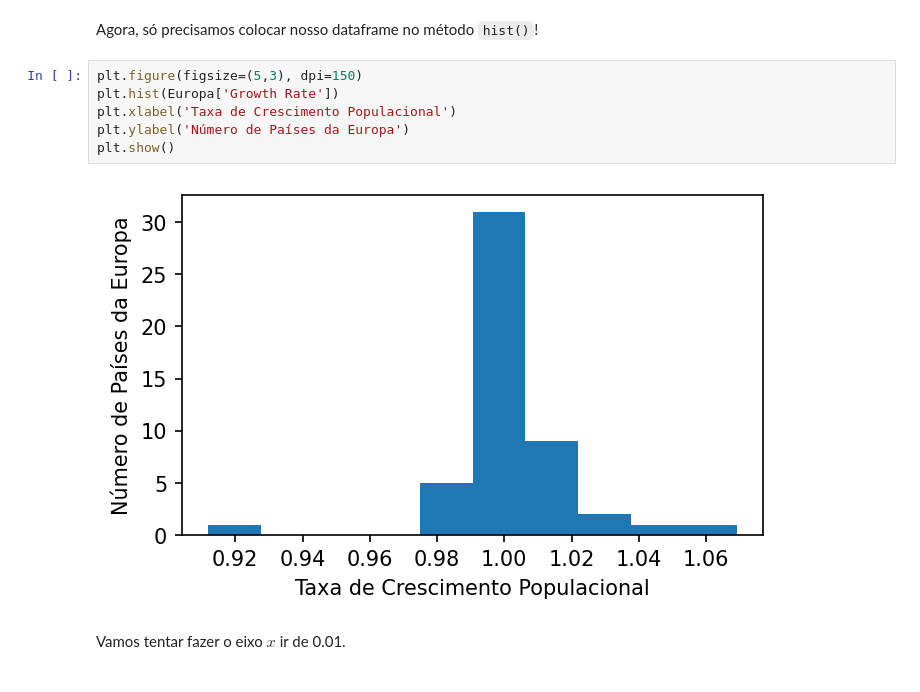
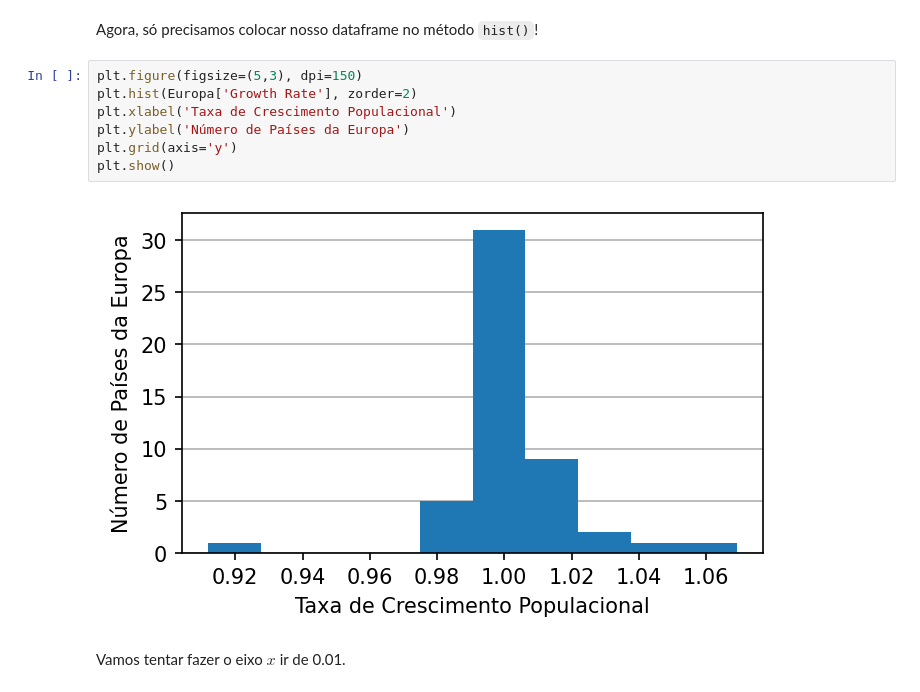
Before and after one commit to heitorhenriques/MiniCurso, a Jupyter notebook: Aula 4/Aula4.ipynb, the cells around one changed output. Drawn from its saved outputs; the diff is of its cells as text.

```diff
--- a/Aula 4/Aula4.ipynb
+++ b/Aula 4/Aula4.ipynb
@@ -389,12 +451,13 @@ Europa.head()
 Agora, só precisamos colocar nosso dataframe no método `hist()`!
 # %%
 plt.figure(figsize=(5,3), dpi=150)
-plt.hist(Europa['Growth Rate'])
+plt.hist(Europa['Growth Rate'], zorder=2)
 plt.xlabel('Taxa de Crescimento Populacional')
 plt.ylabel('Número de Países da Europa')
+plt.grid(axis='y')
 plt.show()
 # %% [output]
-[figure, old version]
+[figure, new version]
 # %% [markdown]
 Vamos tentar fazer o eixo $x$ ir de 0.01.
 # %%
```
Also changed, not shown: parts of 51 cells of this notebook, 1 other file.
